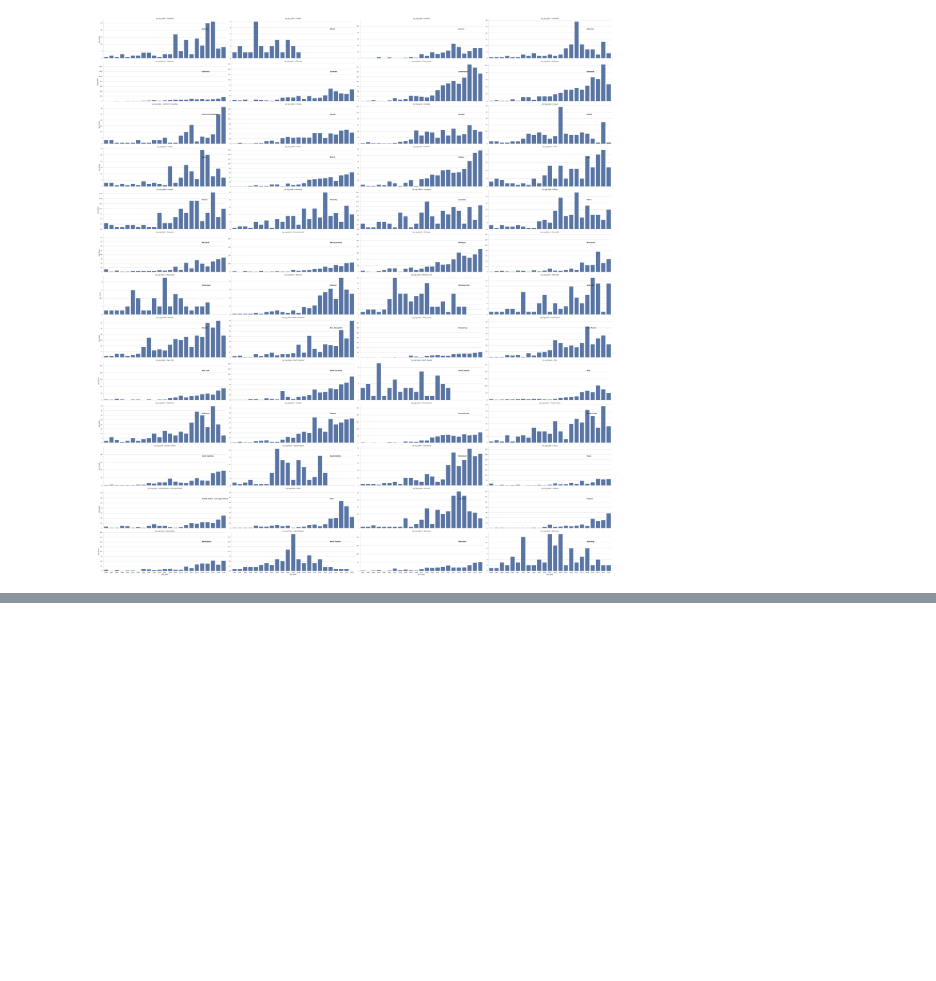
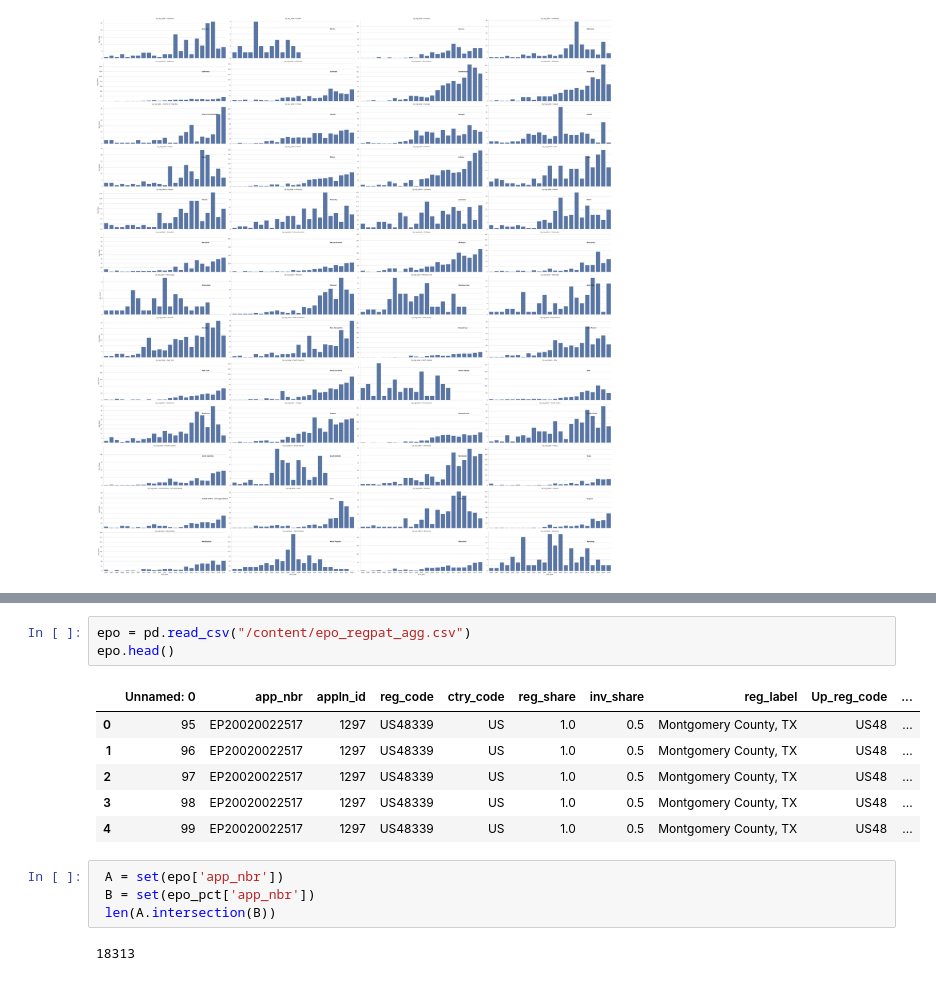
Before and after one commit to lauramenicacci/patent_breakdetection, a Jupyter notebook: REGPAT_scoping.ipynb, the cells around one changed output, grey strips where cells are left out. Cells and saved outputs as stored; diff of their text form; blank space fills up the shorter version.

Commit message:
Finished REGPAT investigation and extracted patent counts

```diff
--- a/REGPAT_scoping.ipynb
+++ b/REGPAT_scoping.ipynb
@@ -563,0 +608,16 @@ for ctry_code, ax in us.axes_dict.items():
+# %%
+epo = pd.read_csv("/content/epo_regpat_agg.csv")
+epo.head()
+# %% [output]
+|  | Unnamed: 0 | app_nbr | appln_id | reg_code | ctry_code | reg_share | inv_share | reg_label | Up_reg_code | ... |
+| 0 | 95 | EP20020022517 | 1297 | US48339 | US | 1.0 | 0.5 | Montgomery County, TX | US48 | ... |
+| 1 | 96 | EP20020022517 | 1297 | US48339 | US | 1.0 | 0.5 | Montgomery County, TX | US48 | ... |
+| 2 | 97 | EP20020022517 | 1297 | US48339 | US | 1.0 | 0.5 | Montgomery County, TX | US48 | ... |
+| 3 | 98 | EP20020022517 | 1297 | US48339 | US | 1.0 | 0.5 | Montgomery County, TX | US48 | ... |
+| 4 | 99 | EP20020022517 | 1297 | US48339 | US | 1.0 | 0.5 | Montgomery County, TX | US48 | ... |
+# %%
+ A = set(epo['app_nbr'])
+ B = set(epo_pct['app_nbr'])
+ len(A.intersection(B))
+# %% [output]
+18313
```
Also changed, not shown: parts of 15 cells of this notebook.
